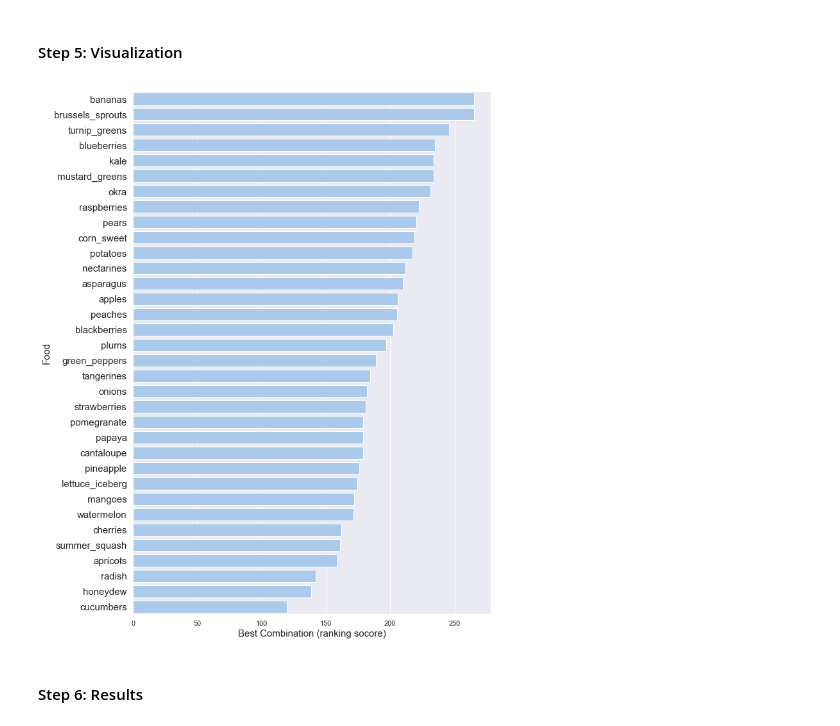
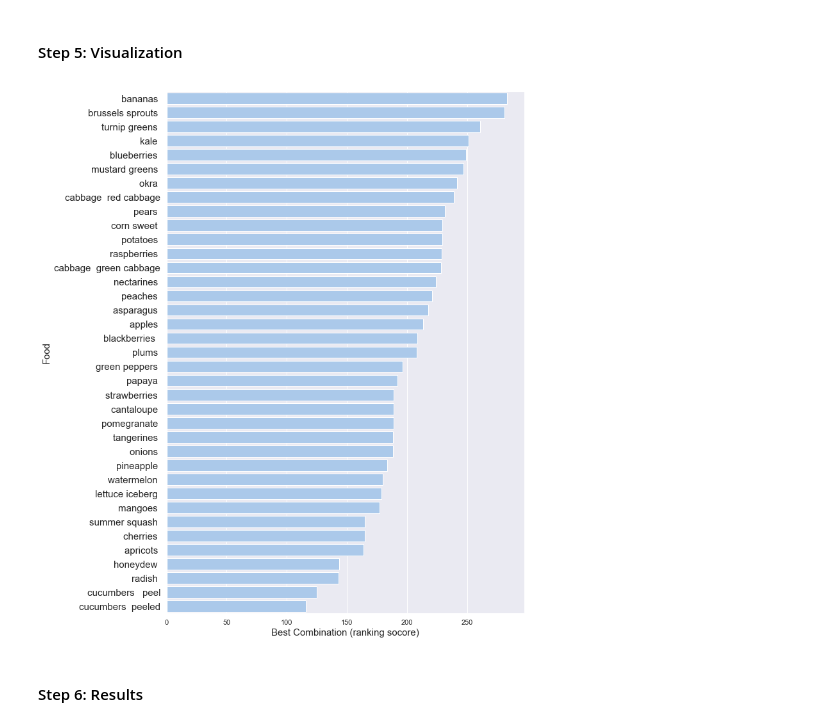
Before and after one commit to Wei-Kuang/STA141B, a Jupyter notebook: HW4/hw4_2019.ipynb, the cells around one changed output. Drawn from its saved outputs; the diff is of its cells as text; code cells hidden in the pictures.

```diff
--- a/HW4/hw4_2019.ipynb
+++ b/HW4/hw4_2019.ipynb
@@ -530,7 +413,10 @@ dict_keys(['sr', 'type', 'desc', 'nutrients', 'footnotes'])
 # %%
-print( type(  output['foods'][0]['food']['nutrients']    ) )
-print(  len(  output['foods'][0]['food']['nutrients']    ) )
-print(        output['foods'][0]['food']['nutrients']      )
+print( type(  response.json()['foods'][0]['food']['nutrients']    ) )  # nutrients is a list
+print(  len(  response.json()['foods'][0]['food']['nutrients']    ) )  # It has 33 elements
+print(        response.json()['foods'][0]['food']['nutrients'][0:3] )  # Show the first 3 items
+
+df = pd.DataFrame( response.json()['foods'][0]['food']['nutrients'] )
+df.head(5)
 # %% [output]
 <class 'list'>
 33
@@ -541,6 +433,3 @@ __My Note: __
 2. Let's convert it into a dataframe to have a better ideas about the output!
 3. Now, I know that output['foods'][0]['food']['nutrients'] provides all kinds of nutrients information.
 4. Then, I can select certains rwos to report ( i.g., Energy, Protein, Fiber, etc. ).
-# %%
-df = pd.DataFrame( output['foods'][0]['food']['nutrients'] )
-df
@@ -726,5 +584,5 @@ DF_final.head(3)
 # %%
 # Drop columns that are not used for the analysis
-DF_final= DF_final.drop(['form','lb_per_cup', 'price_per_cup', 'type', 'ds'], axis=1)
+DF_final= DF_final.drop(['form','lb_per_cup', 'price_per_cup', 'type', 'ds', 'food', 'name'], axis=1)
 DF_final.head()
 # %% [output]
@@ -785,11 +647,11 @@ my_dict = {'Edible_per_dollar rank' : R_edible_per_dollar,
      'Vitamin B-6 rank': R_VB6,
      'Vitamin B-12 rank': R_VB12,
      'Vitamin E': R_VBE,
-     'food' : DF_final['food']}
+     'term' : DF_final['term']}
 
 
 DF_Rank = pd.DataFrame(my_dict)
 DF_Rank['Best_Combination'] = DF_Rank.sum(axis=1)  # pd.df.sum(axis=1) : This will sum a row across the columns
-DF_Rank.head(3)
+DF_Rank.head(10)
 # %% [output]
 |  | Ca rank | Edible_per_dollar rank | Energy rank | Fe rank | Fiber rank | Mg rank | Vitamin B-12 rank | ... |
@@ -809,18 +678,18 @@ DF_Rank = DF_Rank.sort_values(by='Best_Combination', ascending=False) # sort the
 # %%
 # Initialize the matplotlib figure
 f, ax = plt.subplots(figsize=(10, 15))
 
 # Plotting
 sns.set_color_codes("pastel")
-sns.barplot(x='Best_Combination', y='food', data= DF_Rank, color="b", ci=None)
+sns.barplot(x='Best_Combination', y='term', data= DF_Rank, color="b", ci=None)
 
 plt.xlabel("Best Combination (ranking socore)", fontsize=15)
 plt.ylabel("Food", fontsize=15)
 plt.yticks(fontsize=15)
 
 plt.show()
 # %% [output]
-[figure, old version]
+[figure, new version]
 # %% [markdown]
 #### Step 6: Results
 # %% [markdown]
```
Also changed, not shown: parts of 58 cells of this notebook.
